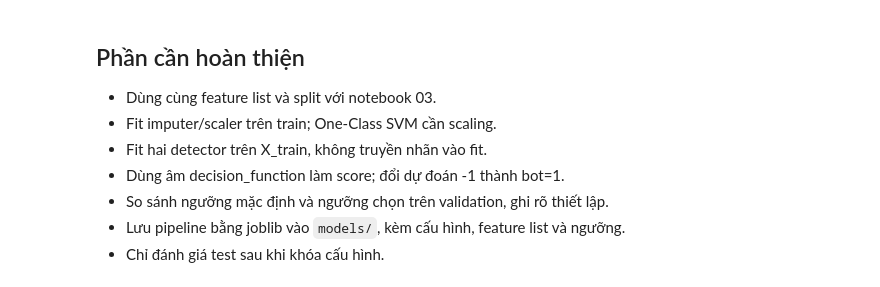
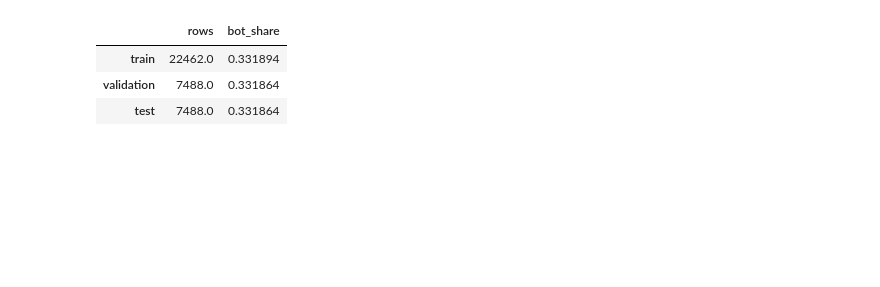
Before and after one commit to nbatho/Social-Media-Bot-Fake-Account-Detection, a Jupyter notebook: notebooks/02_anomaly_detection.ipynb, the cells around one changed output. Saved outputs shown, nothing was run; the diff lists cells and outputs as text; code cells hidden in the pictures; blank space fills up the shorter version.

```diff
--- a/notebooks/02_anomaly_detection.ipynb
+++ b/notebooks/02_anomaly_detection.ipynb
@@ -26,10 +23,35 @@ from src.train import train_isolation_forest, train_one_class_svm
-# %% [markdown]
-## Phần cần hoàn thiện
-
-- Dùng cùng feature list và split với notebook 03.
-- Fit imputer/scaler trên train; One-Class SVM cần scaling.
-- Fit hai detector trên X_train, không truyền nhãn vào fit.
-- Dùng âm decision_function làm score; đổi dự đoán -1 thành bot=1.
-- So sánh ngưỡng mặc định và ngưỡng chọn trên validation, ghi rõ thiết lập.
-- Lưu pipeline bằng joblib vào `models/`, kèm cấu hình, feature list và ngưỡng.
-- Chỉ đánh giá test sau khi khóa cấu hình.
+# %%
+import time
+
+import joblib
+import matplotlib.pyplot as plt
+import numpy as np
+import pandas as pd
+import sklearn
+from sklearn.metrics import (
+    average_precision_score, f1_score, precision_score, recall_score, roc_auc_score,
+)
+
+from src.config import FIGURES_DIR, MODELS_DIR, REPORTS_DIR
+from src.data import SPLIT_NAMES, load_profiles, split_features
+from src.features import build_features
+from src.train import (
+    anomaly_scores, predict_bot, select_threshold,
+    train_isolation_forest, train_one_class_svm,
+)
+
+profiles, _ = load_profiles()
+features = build_features(profiles)
+train, validation, test = split_features(features)
+
+X_train = train[list(FEATURE_COLUMNS)]
+X_val, y_val = validation[list(FEATURE_COLUMNS)], validation["label"].to_numpy()
+display(pd.DataFrame({
+    name: {"rows": len(part), "bot_share": part["label"].mean()}
+    for name, part in zip(SPLIT_NAMES, (train, validation, test))
+}).T)
+# %% [output]
+|  | rows | bot_share |
+| train | 22462.0 | 0.331894 |
+| validation | 7488.0 | 0.331864 |
+| test | 7488.0 | 0.331864 |
```
Also changed, not shown: parts of 18 cells of this notebook, 3 other files.
